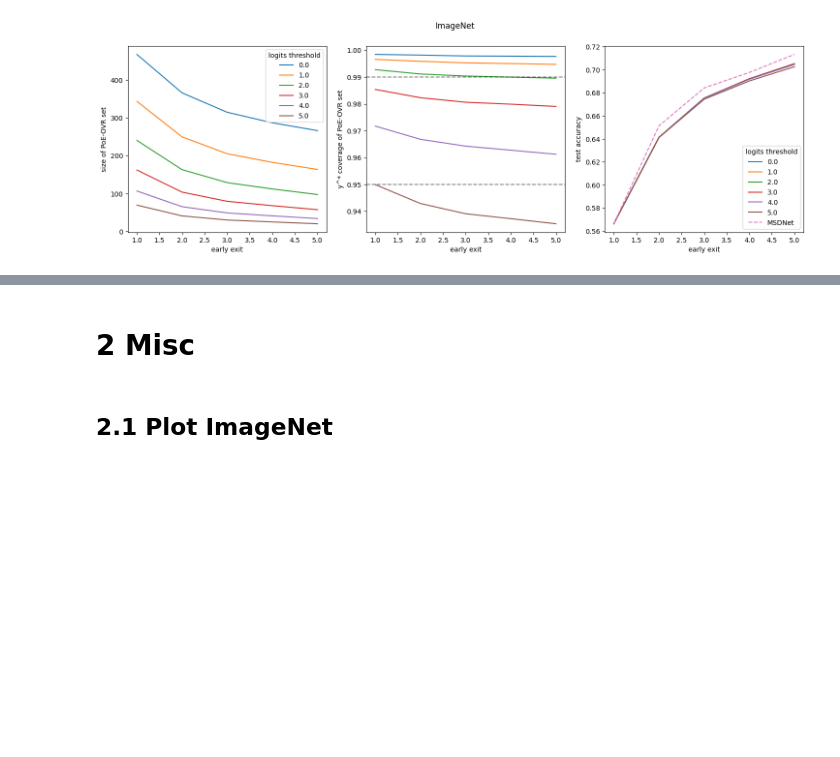
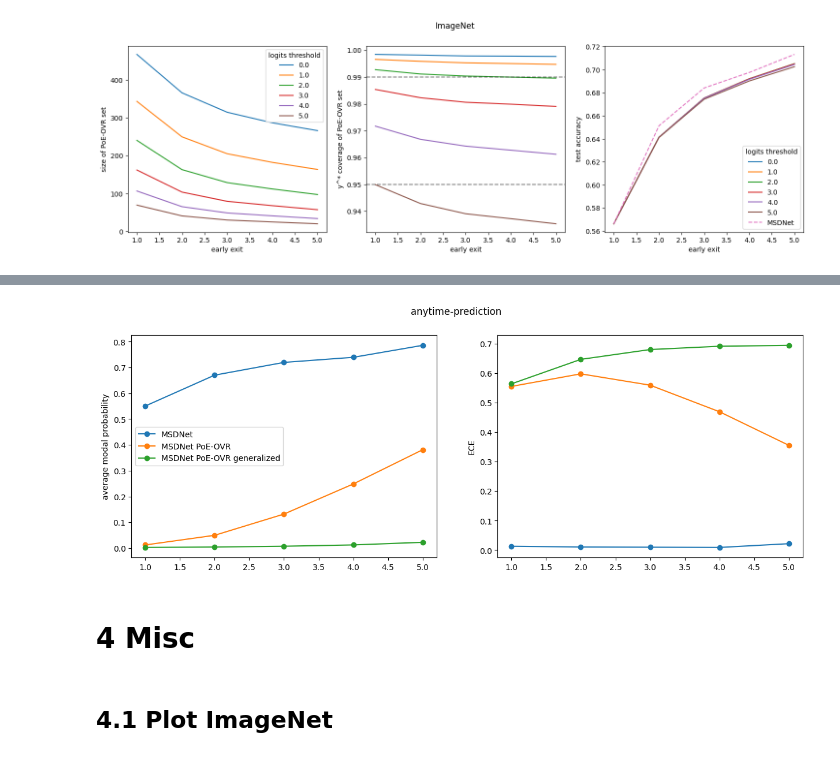
Before and after one commit to metodj/MSDNet-PyTorch, a Jupyter notebook: image_net.ipynb, the cells around one changed output, grey strips where cells are left out. Saved outputs shown, nothing was run; the diff lists cells and outputs as text; code cells hidden in the pictures; blank space fills up the shorter version.

```diff
--- a/image_net.ipynb
+++ b/image_net.ipynb
@@ -402,7 +430,30 @@ plt.show()
+# %%
+fig, ax = plt.subplots(1, 2, figsize=(15, 5))
+early_exits = [i + 1 for i in range(len(acc))]
+for _preds, _probs, label in [
+                            (preds, probs, 'MSDNet'),
+                            (preds_poe_ovr_break_ties, probs_poe_ovr_break_ties, 'MSDNet PoE-OVR'),
+                            (preds_poe_ovr_break_ties_generalized, probs_poe_ovr_break_ties_generalized, 'MSDNet PoE-OVR generalized'),
+                            ]:
+    modal_probs = modal_probs_average(_preds, _probs, L)
+    ece = []
+    for l in range(L):
+        ece.append(ECE(bins=15).measure(_probs[l, :, :].numpy(), targets.numpy()))
+    ax[0].plot(early_exits, modal_probs.numpy(), marker='o', label=label)
+    ax[1].plot(early_exits, ece, marker='o', label=label)
+ax[0].legend()
+ax[0].set_ylabel('average modal probability')
+ax[1].set_ylabel('ECE')
+
+
+plt.suptitle('anytime-prediction')
+plt.show()
+# %% [output]
+[figure, added]
 # %% [markdown]
-# 2 Misc
+# 4 Misc
 # %% [markdown]
-## 2.1 Plot ImageNet
+## 4.1 Plot ImageNet
 # %%
 # for j, (x, y) in enumerate(val_loader):
 #     # plot test images
```
Also changed, not shown: parts of 7 cells of this notebook, 1 other file.
